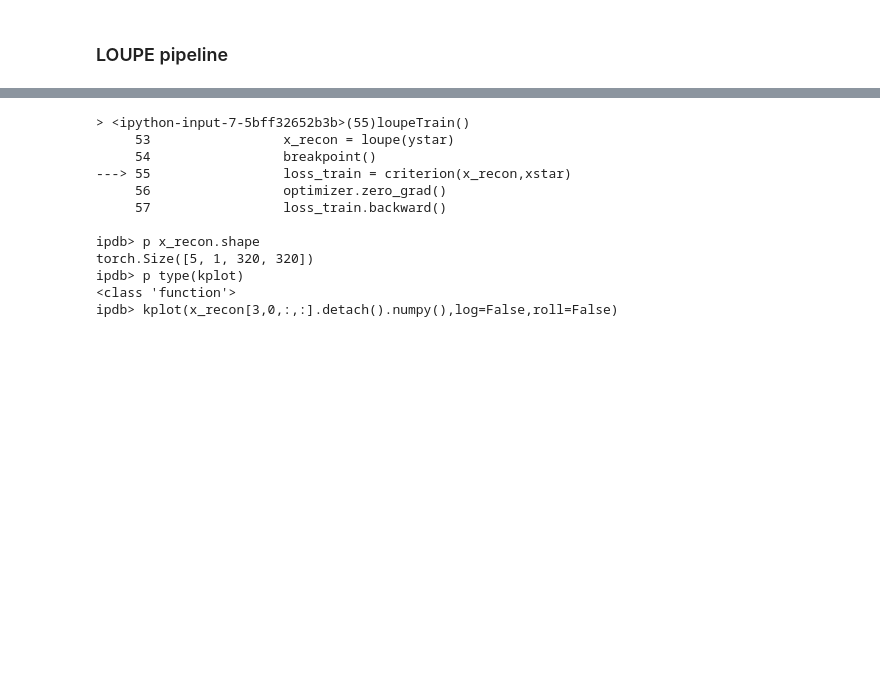
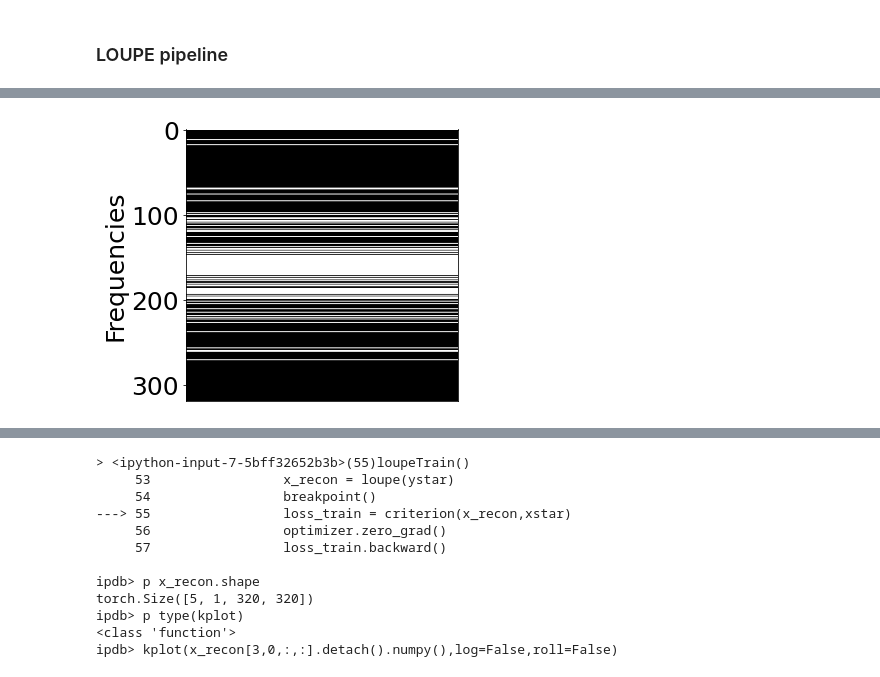
Before and after one commit to zhishenhuang/mri, a Jupyter notebook: loupe_sampler.ipynb, the cells around one changed output, grey strips where cells are left out. Saved outputs shown, nothing was run; the diff lists cells and outputs as text; code cells hidden in the pictures; blank space fills up the shorter version.

```diff
--- a/loupe_sampler.ipynb
+++ b/loupe_sampler.ipynb
@@ -85,0 +96,6 @@ plt.imshow(out[0,0,:,:].detach().numpy())
+# %%
+out,mask = loupe(ystar)
+# plt.imshow(out[0,0,:,:].detach().numpy())
+kplot(mask[0,0,:,0].detach().numpy(),roll=True)
+# %% [output]
+[figure, added]
```
Also changed, not shown: parts of 9 cells of this notebook, 4 other files.
